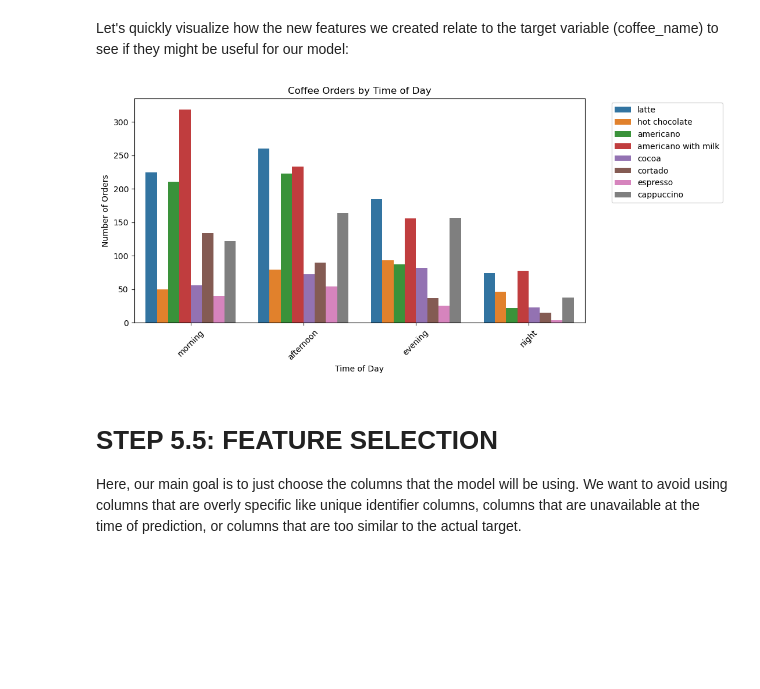
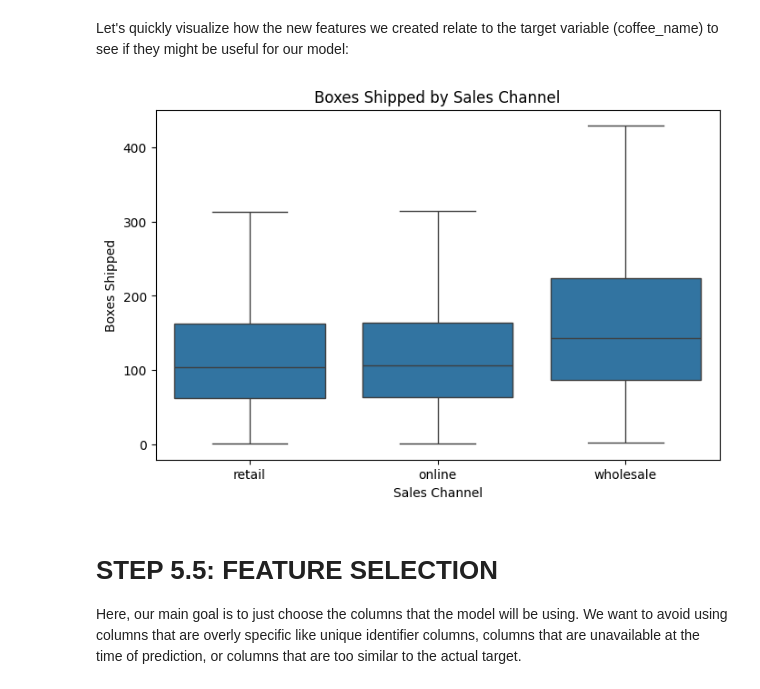
Before and after one commit to alyssalyssalysa/TCG_DSML_PRIMER, a Jupyter notebook: TCG_ML_PRIMER.ipynb, the cells around one changed output. Drawn from its saved outputs; the diff is of its cells as text; code cells hidden in the pictures; blank space fills up the shorter version.

```diff
--- a/TCG_ML_PRIMER.ipynb
+++ b/TCG_ML_PRIMER.ipynb
@@ -164,8 +168,8 @@ Once you come up with a question, start brainstorming what columns in your datas
 # %% [markdown]
 ## STEP 2: Loading the Dataset ##
 # %%
-df = pd.read_csv("/Users/nikithakerudi/Downloads/archive 2/index_1.csv")
-df.loc[df.sample(frac = 0.05).index, "coffee_name"] = np.nan
+#df = pd.read_csv("/Users/nikithakerudi/Downloads/archive 2/index_1.csv")
+#df.loc[df.sample(frac = 0.05).index, "coffee_name"] = np.nan
 '''This dataset was a little too clean so for the purposes of teaching you guys data cleaning, this line above add some random null
 values so we can see how to deal with them! (most data you encounter in the real world WILL NOT be clean)'''
-df
+df = pd.read_csv("Chocolate_Sales.csv")
@@ -421,7 +462,17 @@ Cleaned shape:  (3454, 6)
 # %%
 #for our columns with strings as values, make sure the format is standardized (ie latte vs Latte --> standardize those)
-for col in ['cash_type', 'coffee_name']:
-    cleaned_df[col] = cleaned_df[col].astype(str).str.strip().str.lower()
+#for col in ['cash_type', 'coffee_name']:
+#   cleaned_df[col] = cleaned_df[col].astype(str).str.strip().str.lower()
 
-cleaned_df[['cash_type', 'coffee_name']].head()
+#cleaned_df[['cash_type', 'coffee_name']].head()
+
+for col in ["Product", "Country", "Channel", "Salesperson"]:
+    cleaned_df[col] = (
+        cleaned_df[col]
+        .astype(str)
+        .str.strip()
+        .str.lower()
+    )
+
+cleaned_df[["Product", "Country", "Channel", "Salesperson"]].head()
 # %% [output]
@@ -474,16 +535,25 @@ model_df.head()
 # %% [markdown]
 Let's quickly visualize how the new features we created relate to the target variable (coffee_name) to see if they might be useful for our model:
 # %%
-plt.figure(figsize=(10, 5))
-sns.countplot(data=model_df, x="time_of_day", hue="coffee_name")
-plt.title("Coffee Orders by Time of Day")
-plt.xlabel("Time of Day")
-plt.ylabel("Number of Orders")
-plt.xticks(rotation=45)
-plt.legend(bbox_to_anchor=(1.05, 1), loc="upper left")
+# plt.figure(figsize=(10, 5))
+# sns.countplot(data=model_df, x="time_of_day", hue="coffee_name")
+# plt.title("Coffee Orders by Time of Day")
+# plt.xlabel("Time of Day")
+# plt.ylabel("Number of Orders")
+# plt.xticks(rotation=45)
+# plt.legend(bbox_to_anchor=(1.05, 1), loc="upper left")
+# plt.show()
+plt.figure(figsize=(8,5))
+
+sns.boxplot(data=model_df, x="Channel", y="Boxes_Shipped", showfliers=False)
+
+plt.title("Boxes Shipped by Sales Channel")
+plt.xlabel("Sales Channel")
+plt.ylabel("Boxes Shipped")
+
 plt.show()
 # %% [output]
-[figure, old version]
+[figure, new version]
 # %% [markdown]
 # STEP 5.5: FEATURE SELECTION
 Here, our main goal is to just choose the columns that the model will be using. We want to avoid using columns that are overly specific like unique identifier columns, columns that are unavailable at the time of prediction, or columns that are too similar to the actual target.
```
Also changed, not shown: parts of 36 cells of this notebook, 1 other file.
